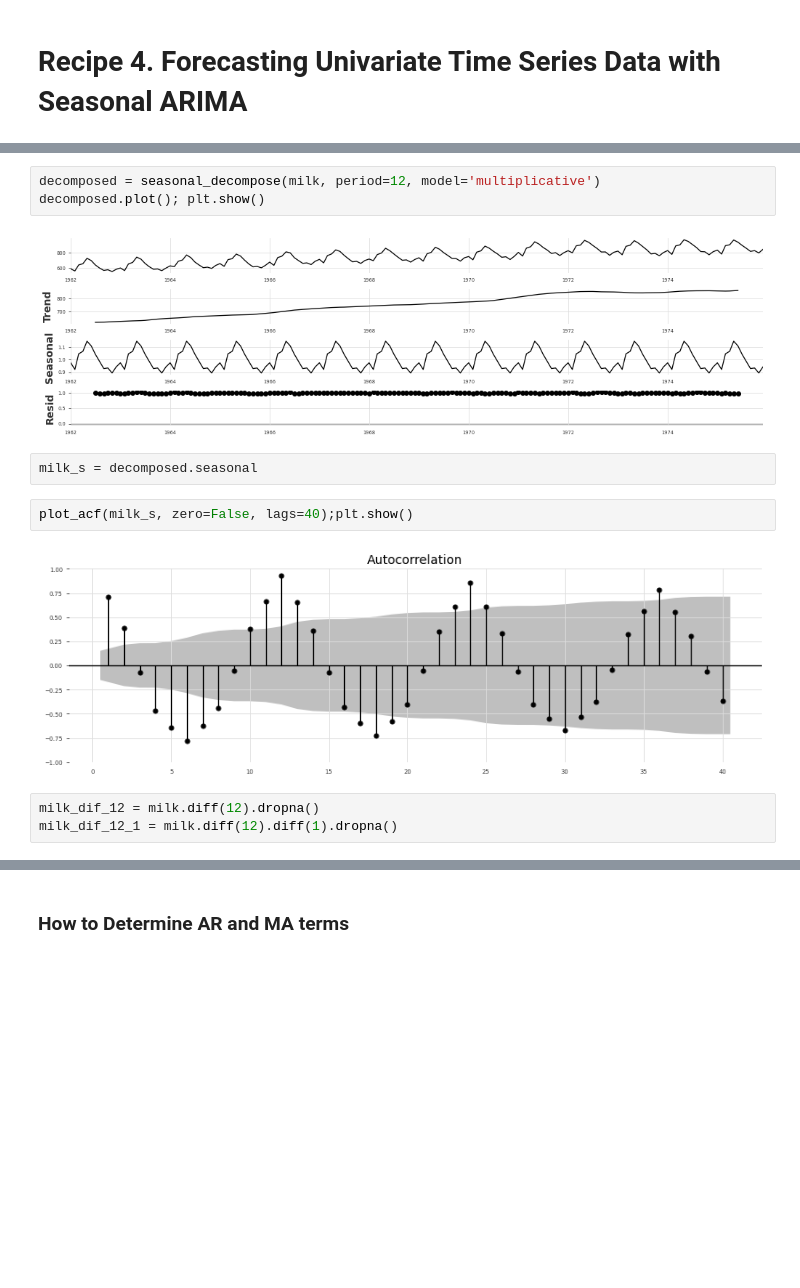
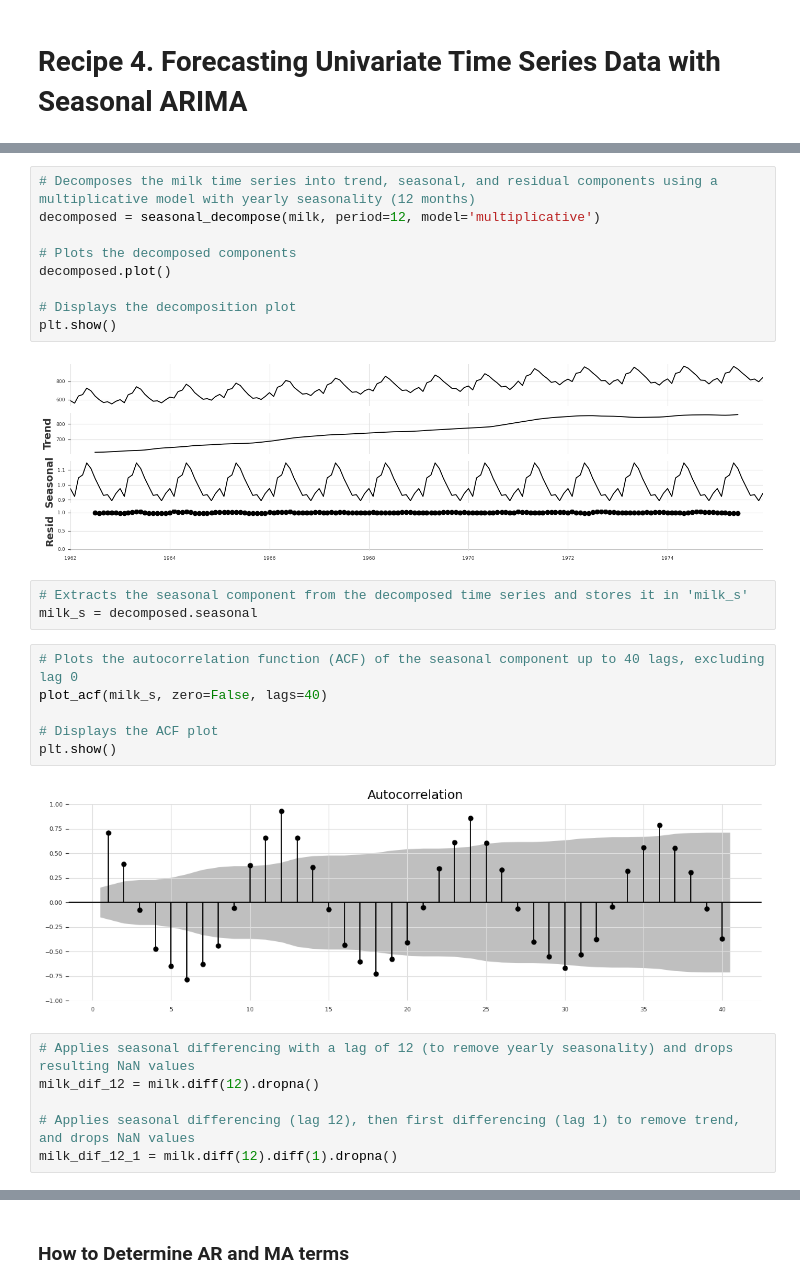
Before and after one commit to LeonardoSMSoares/Economics-Finance, a Jupyter notebook: TSA with Python Cookbook/TSAPC 04 - Univariate Time Series.ipynb, the cells around one changed output, grey strips where cells are left out. Cells and saved outputs as stored; diff of their text form; blank space fills up the shorter version.

```diff
--- a/TSA with Python Cookbook/TSAPC 04 - Univariate Time Series.ipynb
+++ b/TSA with Python Cookbook/TSAPC 04 - Univariate Time Series.ipynb
@@ -757,17 +759,31 @@ plot_acf(milk.diff(1).dropna(), lags=40, zero=False); plt.show()
 # %% [output]
 [figure]
 # %%
+# Decomposes the milk time series into trend, seasonal, and residual components using a multiplicative model with yearly seasonality (12 months)
 decomposed = seasonal_decompose(milk, period=12, model='multiplicative')
-decomposed.plot(); plt.show()
+
+# Plots the decomposed components
+decomposed.plot()
+
+# Displays the decomposition plot
+plt.show()
 # %% [output]
-[figure, old version]
+[figure, new version]
 # %%
+# Extracts the seasonal component from the decomposed time series and stores it in 'milk_s'
 milk_s = decomposed.seasonal
 # %%
-plot_acf(milk_s, zero=False, lags=40);plt.show()
+# Plots the autocorrelation function (ACF) of the seasonal component up to 40 lags, excluding lag 0
+plot_acf(milk_s, zero=False, lags=40)
+
+# Displays the ACF plot
+plt.show()
 # %% [output]
-[figure, old version]
+[figure, new version]
 # %%
+# Applies seasonal differencing with a lag of 12 (to remove yearly seasonality) and drops resulting NaN values
 milk_dif_12 = milk.diff(12).dropna()
+
+# Applies seasonal differencing (lag 12), then first differencing (lag 1) to remove trend, and drops NaN values
 milk_dif_12_1 = milk.diff(12).diff(1).dropna()
 # %%
```
Also changed, not shown: parts of 61 cells of this notebook.
